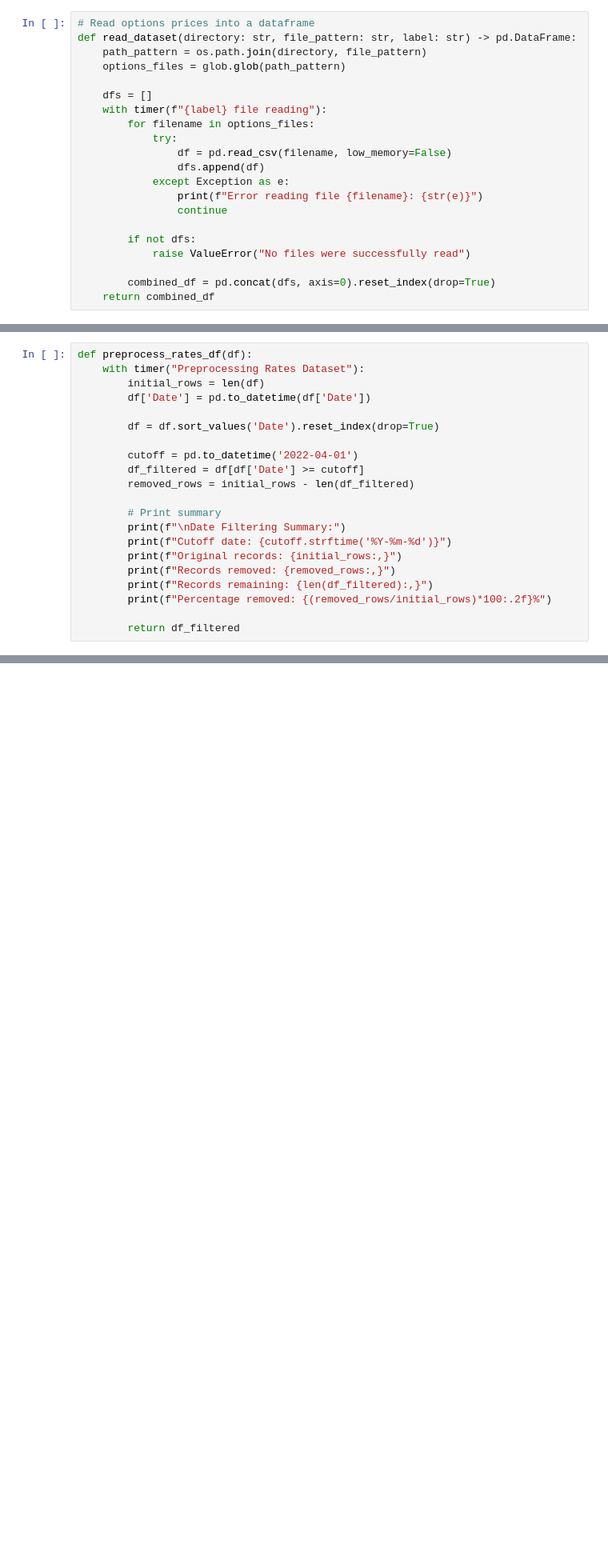
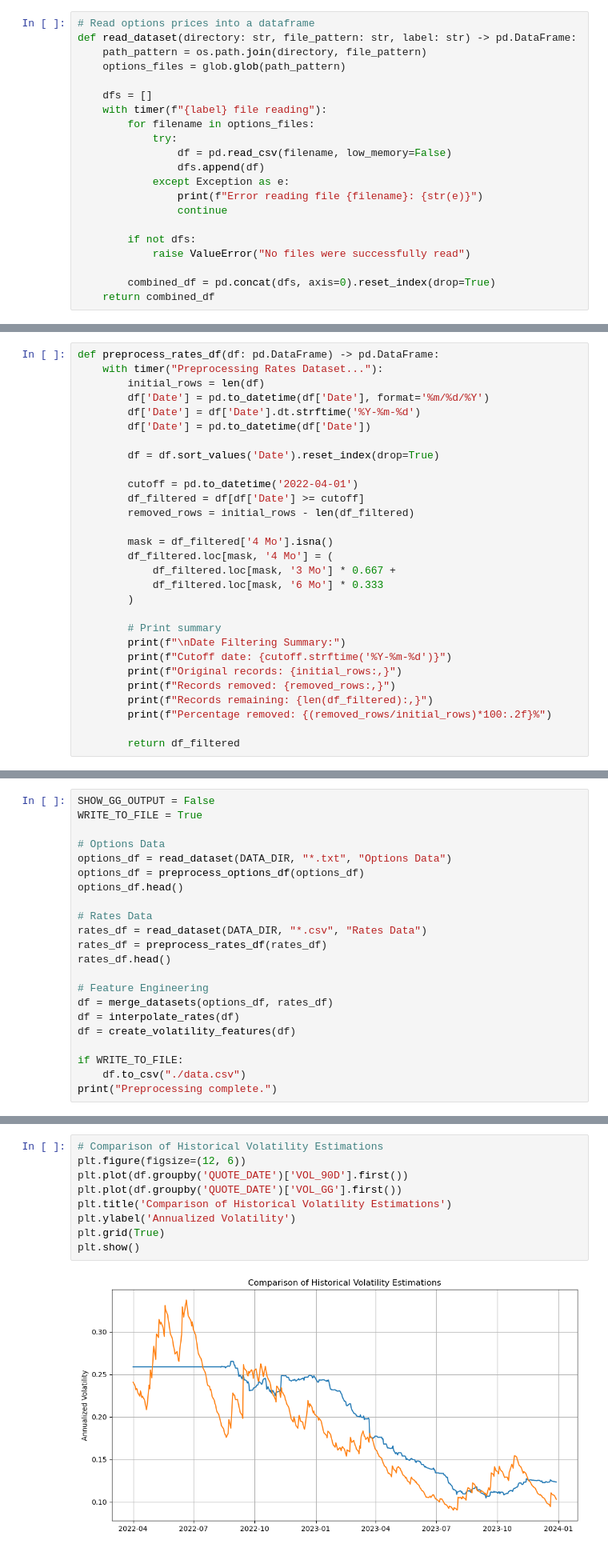
Before and after one commit to RavaszEmber/LSTM-Options-Pricing, a Jupyter notebook: Preprocessing.ipynb, the cells around one changed output, grey strips where cells are left out. Shown: that part at 80% size. Drawn from its saved outputs; the diff is of its cells as text; blank space fills up the shorter version.

```diff
--- a/Preprocessing.ipynb
+++ b/Preprocessing.ipynb
@@ -114,7 +127,9 @@ def preprocess_options_df(df: pd.DataFrame) -> pd.DataFrame:
 # %%
-def preprocess_rates_df(df):
-    with timer("Preprocessing Rates Dataset"):
+def preprocess_rates_df(df: pd.DataFrame) -> pd.DataFrame:
+    with timer("Preprocessing Rates Dataset..."):
         initial_rows = len(df)
+        df['Date'] = pd.to_datetime(df['Date'], format='%m/%d/%Y')
+        df['Date'] = df['Date'].dt.strftime('%Y-%m-%d')
         df['Date'] = pd.to_datetime(df['Date'])
 
         df = df.sort_values('Date').reset_index(drop=True)
@@ -122,6 +137,12 @@ def preprocess_rates_df(df):
         cutoff = pd.to_datetime('2022-04-01')
         df_filtered = df[df['Date'] >= cutoff]
         removed_rows = initial_rows - len(df_filtered)
+
+        mask = df_filtered['4 Mo'].isna()
+        df_filtered.loc[mask, '4 Mo'] = (
+            df_filtered.loc[mask, '3 Mo'] * 0.667 +
+            df_filtered.loc[mask, '6 Mo'] * 0.333
+        )
 
         # Print summary
         print(f"\nDate Filtering Summary:")
@@ -166,0 +284,22 @@ df
+# %%
+SHOW_GG_OUTPUT = False
+WRITE_TO_FILE = True
+
+# Options Data
+options_df = read_dataset(DATA_DIR, "*.txt", "Options Data")
+options_df = preprocess_options_df(options_df)
+options_df.head()
+
+# Rates Data
+rates_df = read_dataset(DATA_DIR, "*.csv", "Rates Data")
+rates_df = preprocess_rates_df(rates_df)
+rates_df.head()
+
+# Feature Engineering
+df = merge_datasets(options_df, rates_df)
+df = interpolate_rates(df)
+df = create_volatility_features(df)
+
+if WRITE_TO_FILE:
+    df.to_csv("./data.csv")
+print("Preprocessing complete.")
@@ -166,0 +335,11 @@ df
+# %%
+# Comparison of Historical Volatility Estimations
+plt.figure(figsize=(12, 6))
+plt.plot(df.groupby('QUOTE_DATE')['VOL_90D'].first())
+plt.plot(df.groupby('QUOTE_DATE')['VOL_GG'].first())
+plt.title('Comparison of Historical Volatility Estimations')
+plt.ylabel('Annualized Volatility')
+plt.grid(True)
+plt.show()
+# %% [output]
+[figure, added]
```
Also changed, not shown: parts of 24 cells of this notebook.
